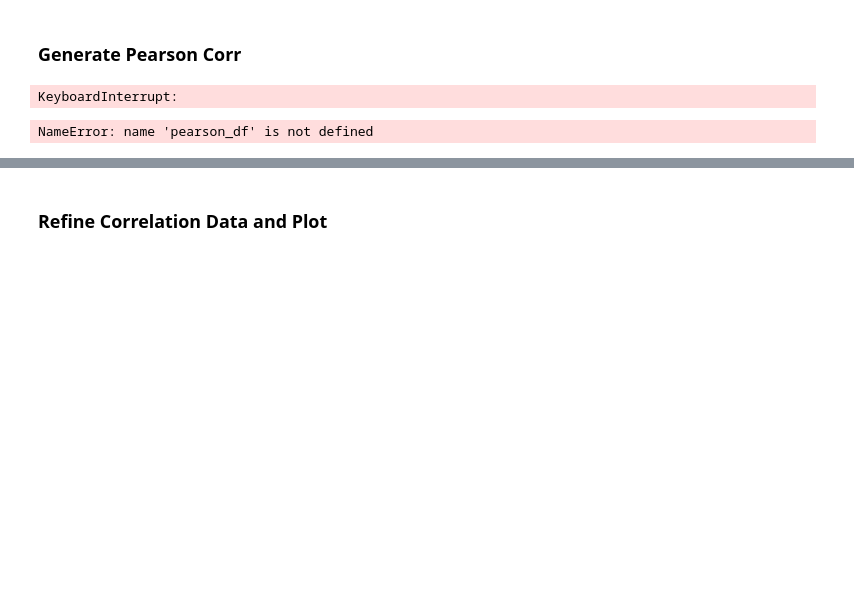
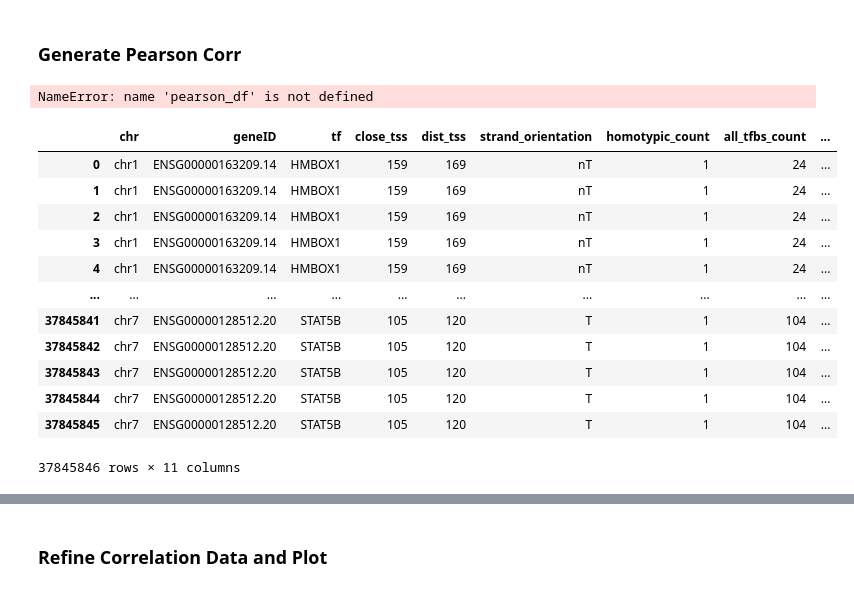
Before and after one commit to JulianMeigen/Bachelor, a Jupyter notebook: E_Single_TFBS/Pearson_seaborn.ipynb, the cells around one changed output, grey strips where cells are left out. Drawn from its saved outputs; the diff is of its cells as text; code cells hidden in the pictures; blank space fills up the shorter version.

```diff
--- a/E_Single_TFBS/Pearson_seaborn.ipynb
+++ b/E_Single_TFBS/Pearson_seaborn.ipynb
@@ -15,8 +15,10 @@ import glob
 # %% [markdown]
 ## Read Data
 # %%
-path = "/sybig/projects/GeneRegulation/data/jme/Bachelorarbeit/data/Single_TFBS/All_TFBS.csv"
+#path = "/sybig/projects/GeneRegulation/data/jme/Bachelorarbeit/data/Single_TFBS/All_TFBS.csv"
+path = r"H:\Uni - iCloud - Alte Semester\BA\All_TFBS.csv"
 df_combined = pd.read_csv(path)
+df_combined = df_combined[df_combined["chr"] != "chrM"]
 # %% [markdown]
 Flatten Genexpression
 # %%
@@ -113,12 +115,25 @@ def get_pearson(df):
 
     return pearson_df
 # %%
-pearson_df = get_pearson(flat_df)
+pearson_df_old = get_pearson(flat_df)
-# %% [output]
-KeyboardInterrupt:
 # %%
 pearson_df
 # %% [output]
 NameError: name 'pearson_df' is not defined
 # %%
 #pearson_df.to_csv("/sybig/projects/GeneRegulation/data/jme/Bachelorarbeit/data/Single_TFBS/Pearson_all_TFBS.csv", index=False)
+flat_df
+# %% [output]
+|  | chr | geneID | tf | close_tss | dist_tss | strand_orientation | homotypic_count | all_tfbs_count | ... |
+| 0 | chr1 | ENSG00000163209.14 | HMBOX1 | 159 | 169 | nT | 1 | 24 | ... |
+| 1 | chr1 | ENSG00000163209.14 | HMBOX1 | 159 | 169 | nT | 1 | 24 | ... |
+| 2 | chr1 | ENSG00000163209.14 | HMBOX1 | 159 | 169 | nT | 1 | 24 | ... |
+| 3 | chr1 | ENSG00000163209.14 | HMBOX1 | 159 | 169 | nT | 1 | 24 | ... |
+| 4 | chr1 | ENSG00000163209.14 | HMBOX1 | 159 | 169 | nT | 1 | 24 | ... |
+| ... | ... | ... | ... | ... | ... | ... | ... | ... | ... |
+| 37845841 | chr7 | ENSG00000128512.20 | STAT5B | 105 | 120 | T | 1 | 104 | ... |
+| 37845842 | chr7 | ENSG00000128512.20 | STAT5B | 105 | 120 | T | 1 | 104 | ... |
+| 37845843 | chr7 | ENSG00000128512.20 | STAT5B | 105 | 120 | T | 1 | 104 | ... |
+| 37845844 | chr7 | ENSG00000128512.20 | STAT5B | 105 | 120 | T | 1 | 104 | ... |
+| 37845845 | chr7 | ENSG00000128512.20 | STAT5B | 105 | 120 | T | 1 | 104 | ... |
+37845846 rows × 11 columns
```
Also changed, not shown: parts of 11 cells of this notebook, 2 other files.
